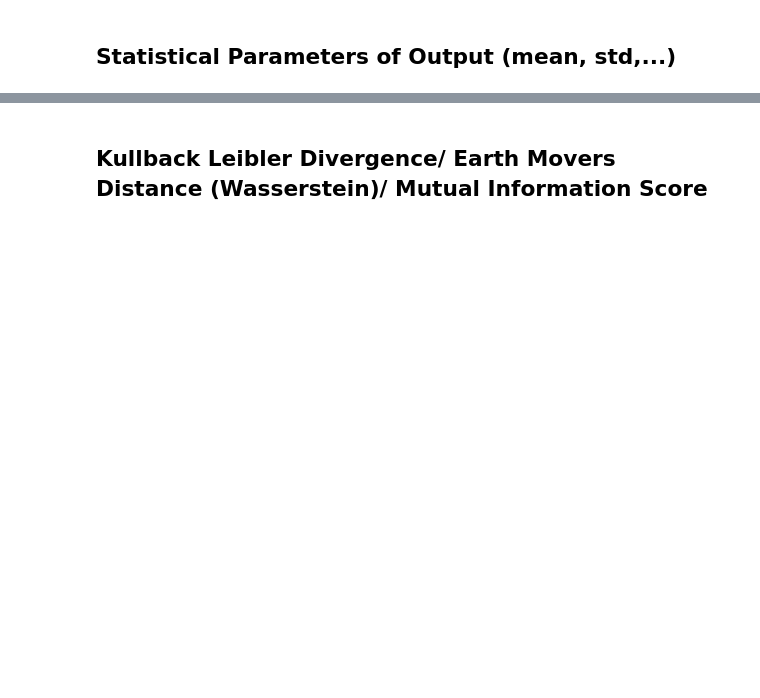
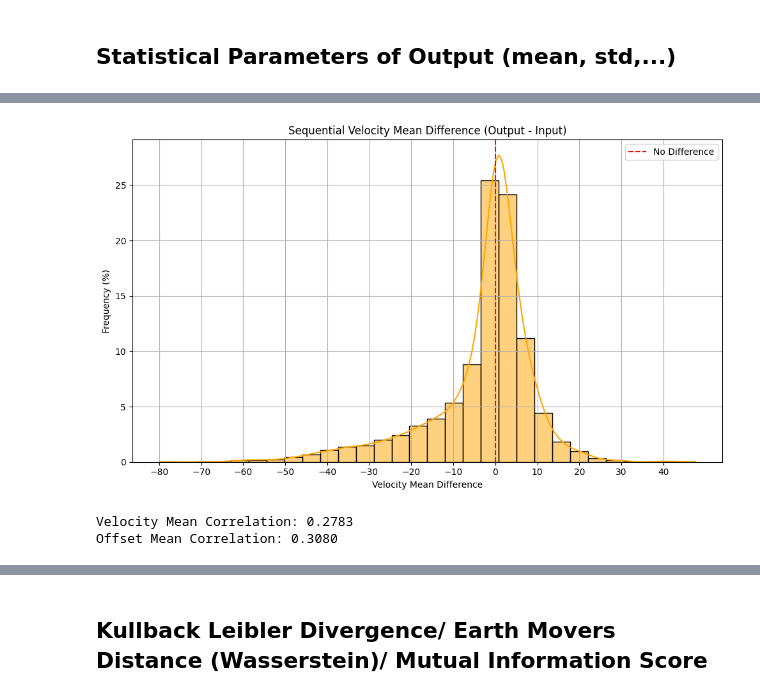
Before and after one commit to FlowkoHinti/GroovePal, a Jupyter notebook: Evaluation/ModelOutputAnalysis.ipynb, the cells around one changed output, grey strips where cells are left out. Saved outputs shown, nothing was run; the diff lists cells and outputs as text; code cells hidden in the pictures; blank space fills up the shorter version.

```diff
--- a/Evaluation/ModelOutputAnalysis.ipynb
+++ b/Evaluation/ModelOutputAnalysis.ipynb
@@ -324,0 +395,26 @@ plt.show()
+# %%
+vel_diff = seq_stats['vel_mean'] - seq_stats['input_vel_mean']
+vel_diff = vel_diff[vel_diff >= -80]
+
+plt.figure(figsize=(10, 6))
+sns.histplot(vel_diff, bins=30, kde=True, stat='percent', color='orange')
+plt.title('Sequential Velocity Mean Difference (Output - Input)')
+plt.xlabel('Velocity Mean Difference')
+plt.xticks(range(-80, 50, 10))
+plt.ylabel('Frequency (%)')
+plt.axvline(0, color='red', linestyle='--', label='No Difference')
+plt.legend()
+plt.grid()
+plt.tight_layout()
+plt.show()
+# %% [output]
+[figure, added]
+# %%
+# correlations ->
+vel_corr = stats_df[['vel_mean', 'input_vel_mean']].corr().iloc[0, 1]
+off_corr = stats_df[['off_mean', 'input_off_mean']].corr().iloc[0, 1]
+print(f'Velocity Mean Correlation: {vel_corr:.4f}')
+print(f'Offset Mean Correlation: {off_corr:.4f}')
+# %% [output]
+Velocity Mean Correlation: 0.2783
+Offset Mean Correlation: 0.3080
```
Also changed, not shown: parts of 21 cells of this notebook, 1 other file.
